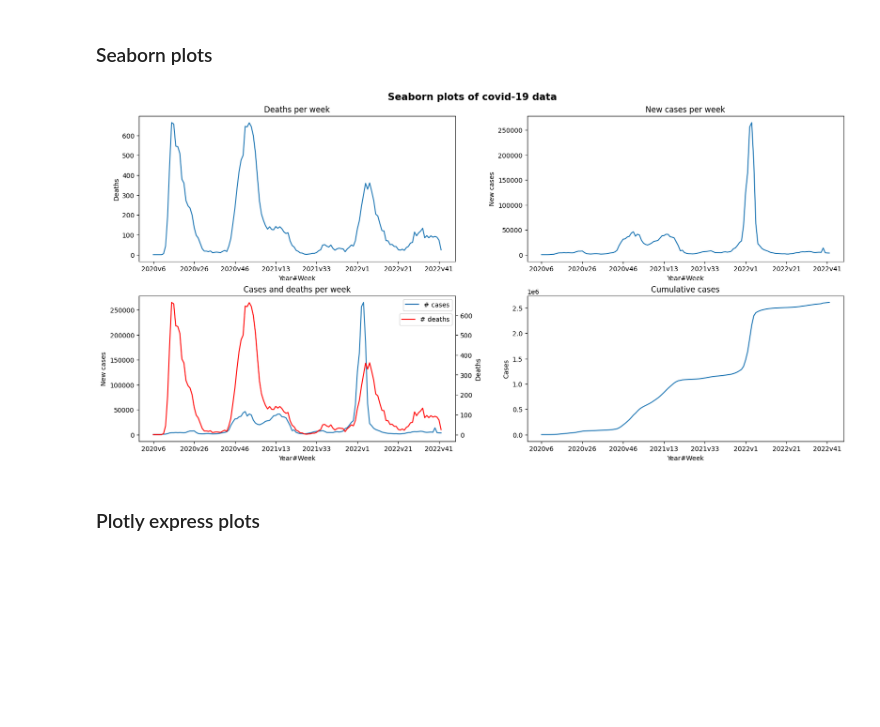
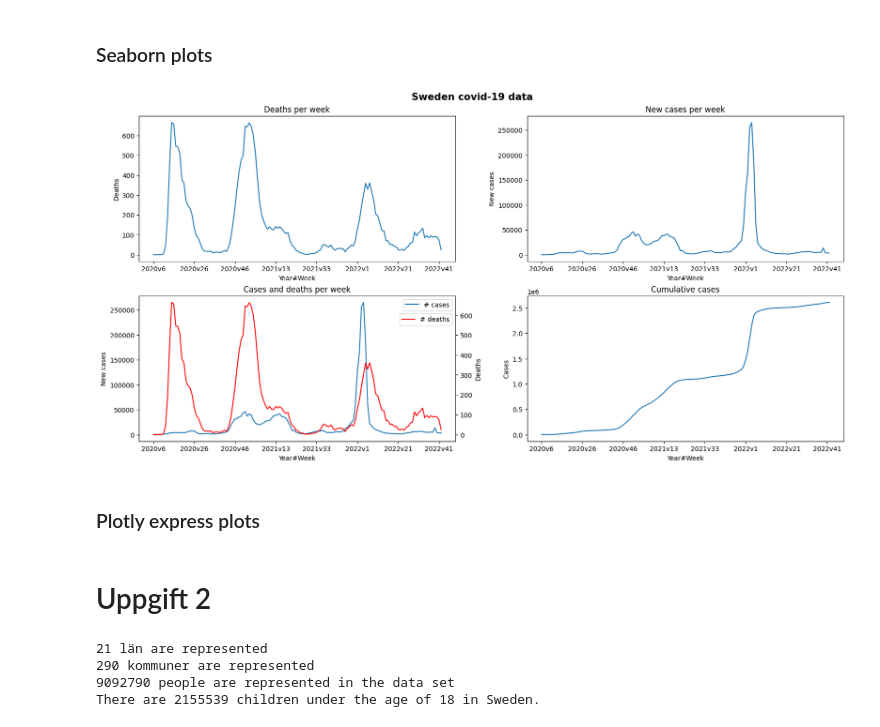
Before and after one commit to jvesand/data-processing-johan-sandberg, a Jupyter notebook: Labs/Lab-Covid/lab_covid.ipynb, the cells around one changed output. Drawn from its saved outputs; the diff is of its cells as text; code cells hidden in the pictures; blank space fills up the shorter version.

```diff
--- a/Labs/Lab-Covid/lab_covid.ipynb
+++ b/Labs/Lab-Covid/lab_covid.ipynb
@@ -106,36 +106,36 @@ Index(['år', 'veckonummer', 'Antal_fall_vecka', 'Antal_fall_100000inv_vecka',
 # %%
 import matplotlib.pyplot as plt
 import seaborn as sns
 
 fig, axes = plt.subplots(2,2, figsize = (16, 8), constrained_layout=True)
 
 titles = {
     "Deaths per week": "Antal_avlidna_vecka",
     "New cases per week": "Antal_fall_vecka",
     "Cases and deaths per week": "Antal_fall_vecka",
     "Cumulative cases": "Kum_antal_fall"
 }
 
 labels = ["Deaths", "New cases", "New cases", "Cases"]
 
 # basic plots
 for ax, title, label in zip(axes.flatten(), titles, labels):
     sns.lineplot(data=df_weeks, x = "Vecka", y = titles[title], ax=ax)
     ax.set(title = title, ylabel = label, xlabel = "Year#Week")
     ax.xaxis.set_major_locator(plt.MaxNLocator(10)) # Discord #databehandling (Kokchun, 01/11/2022)
 
 # adding plot of deaths with a separate y axis to axes[1,0]
-ax2 = axes[1,0].twinx() # create a twin y axis (sharing the x axis)
+ax2 = axes[1,0].twinx() # twin y axis (sharing the x axis)
 sns.lineplot(data=df_weeks, x = "Vecka", y = "Antal_avlidna_vecka", color = "red", ax=ax2)
 ax2.set(ylabel="Deaths")
 axes[1,0].legend(labels=["# cases"])
 ax2.legend(labels=["# deaths"], bbox_to_anchor=(1,0.9))
 
-fig.suptitle("Seaborn plots of covid-19 data", fontsize=15, fontweight="bold")
+fig.suptitle("Sweden covid-19 data", fontsize=15, fontweight="bold")
 
-plt.savefig("../../Data/test.png", facecolor = "white", bbox_inches = "tight")
+plt.savefig("./Visualizations/SWE_sns_covid_plots_2x2", facecolor = "white", bbox_inches = "tight")
 # %% [output]
-[figure, old version]
+[figure, new version]
 # %% [markdown]
 ### Plotly express plots
 # %%
@@ -166,0 +168,24 @@ for title, label in zip(titles, labels):
+# %% [markdown]
+# Uppgift 2
+# %%
+df_vac = vac_sheets["Vaccinerade kommun och ålder"]
+
+# a)
+print(f"{len(df_vac['Län'].unique())} län are represented")
+
+# b)
+print(f"{len(df_vac['Kommun'].unique())} kommuner are represented")
+
+# c)
+population_data = df_vac["Befolkning"].sum()
+print(f"{population_data} people are represented in the data set")
+
+# d)
+population_total = 10502959  # as of August 2022 (source: SCB)
+population_data_kids = df_vac.loc[df_vac["Ålder"].isin(["12-15", "16-17"]), "Befolkning"].sum()
+print(f"There are {population_total - population_data + population_data_kids} children under the age of 18 in Sweden.")
+# %% [output]
+21 län are represented
+290 kommuner are represented
+9092790 people are represented in the data set
+There are 2155539 children under the age of 18 in Sweden.
```
Also changed, not shown: parts of 4 cells of this notebook, 8 other files.
